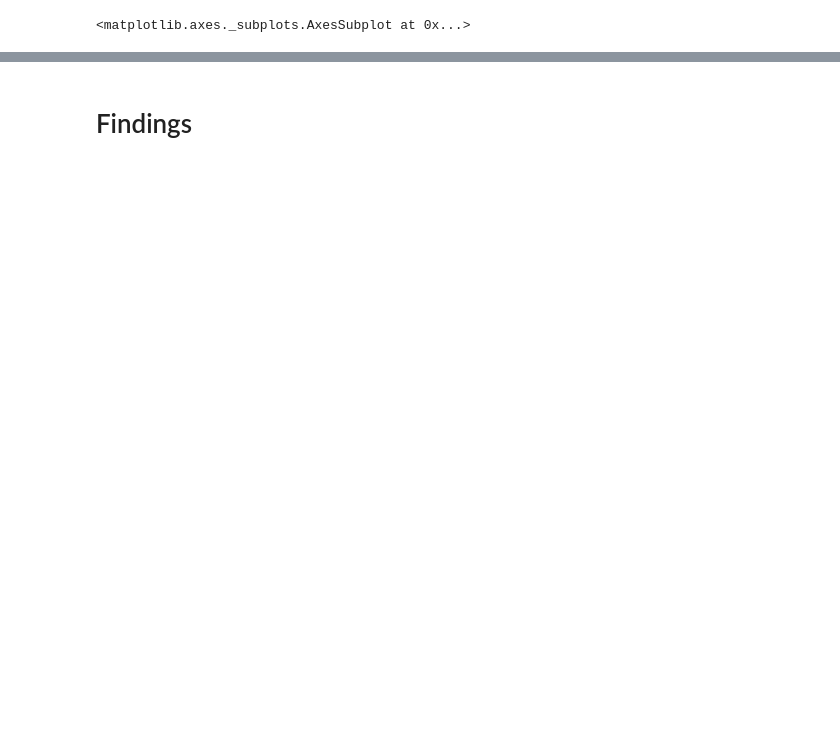
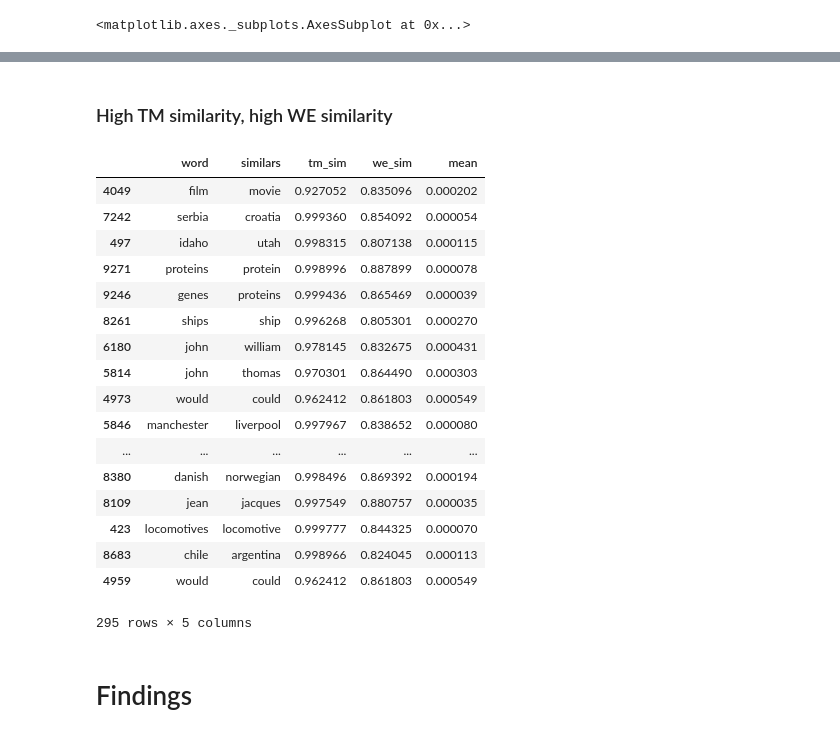
Before and after one commit to knub/master-thesis, a Jupyter notebook: notebooks/Topics.ipynb, the cells around one changed output, grey strips where cells are left out. Saved outputs shown, nothing was run; the diff lists cells and outputs as text; code cells hidden in the pictures; blank space fills up the shorter version.

```diff
--- a/notebooks/Topics.ipynb
+++ b/notebooks/Topics.ipynb
@@ -211,3 +308,27 @@ df_large_sim_diff
+# %% [markdown]
+### High TM similarity, high WE similarity
+# %%
+df_small_sim_diff = df_result[(df_result["we_sim"] > 0.8) & (df_result["mean"] < word_prob_quantile)]
+df_small_sim_diff.iloc[np.random.permutation(len(df_small_sim_diff))]
+# %% [output]
+|  | word | similars | tm_sim | we_sim | mean |
+| 4049 | film | movie | 0.927052 | 0.835096 | 0.000202 |
+| 7242 | serbia | croatia | 0.999360 | 0.854092 | 0.000054 |
+| 497 | idaho | utah | 0.998315 | 0.807138 | 0.000115 |
+| 9271 | proteins | protein | 0.998996 | 0.887899 | 0.000078 |
+| 9246 | genes | proteins | 0.999436 | 0.865469 | 0.000039 |
+| 8261 | ships | ship | 0.996268 | 0.805301 | 0.000270 |
+| 6180 | john | william | 0.978145 | 0.832675 | 0.000431 |
+| 5814 | john | thomas | 0.970301 | 0.864490 | 0.000303 |
+| 4973 | would | could | 0.962412 | 0.861803 | 0.000549 |
+| 5846 | manchester | liverpool | 0.997967 | 0.838652 | 0.000080 |
+| ... | ... | ... | ... | ... | ... |
+| 8380 | danish | norwegian | 0.998496 | 0.869392 | 0.000194 |
+| 8109 | jean | jacques | 0.997549 | 0.880757 | 0.000035 |
+| 423 | locomotives | locomotive | 0.999777 | 0.844325 | 0.000070 |
+| 8683 | chile | argentina | 0.998966 | 0.824045 | 0.000113 |
+| 4959 | would | could | 0.962412 | 0.861803 | 0.000549 |
+295 rows × 5 columns
 # %% [markdown]
 # Findings
 # %% [markdown]
```
Also changed, not shown: parts of 27 cells of this notebook, 1 other file.
